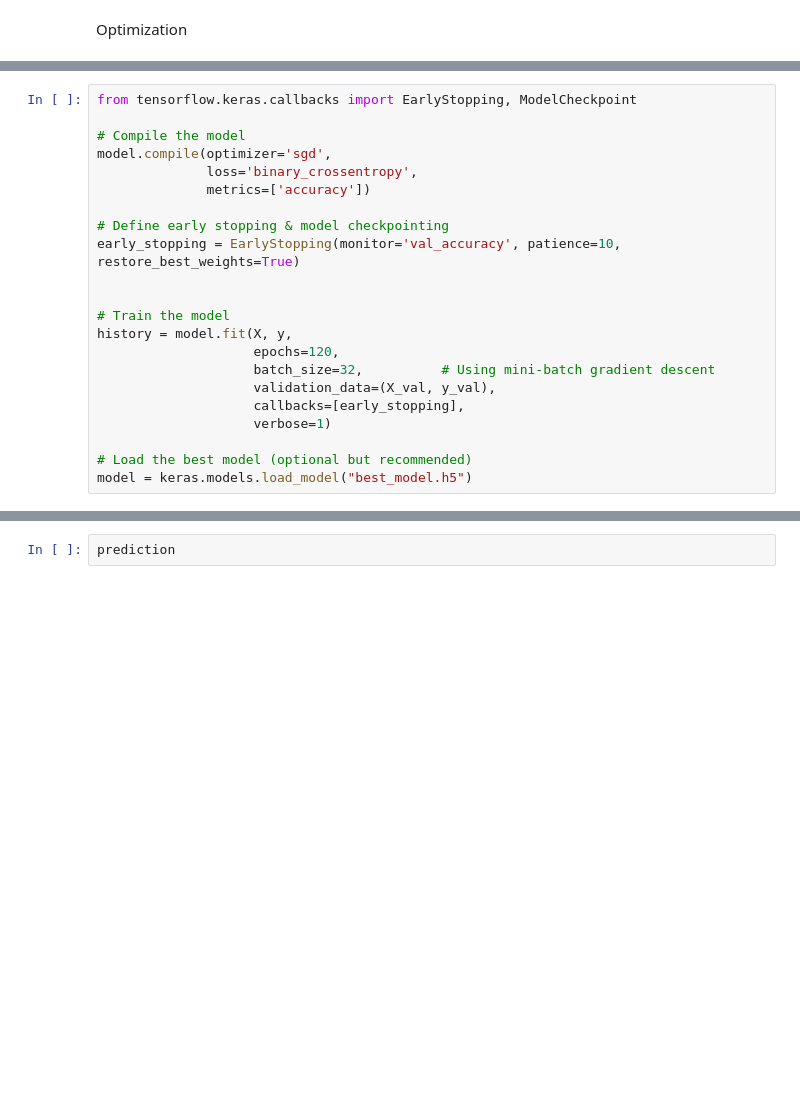
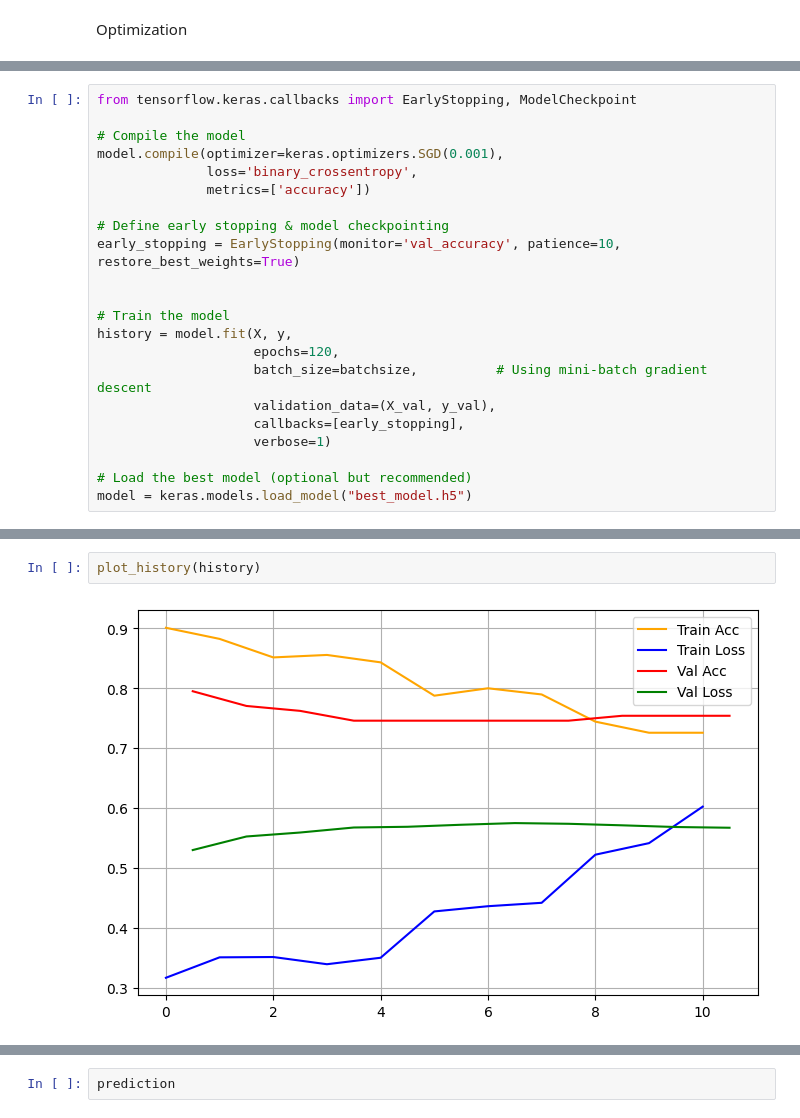
Before and after one commit to Joizra/Multilayer-Perceptron, a Jupyter notebook: A_1.ipynb, the cells around one changed output, grey strips where cells are left out. Drawn from its saved outputs; the diff is of its cells as text; blank space fills up the shorter version.

```diff
--- a/A_1.ipynb
+++ b/A_1.ipynb
@@ -492,7 +843,7 @@ Optimization
 from tensorflow.keras.callbacks import EarlyStopping, ModelCheckpoint
 
 # Compile the model
-model.compile(optimizer='sgd',
+model.compile(optimizer=keras.optimizers.SGD(0.001),
               loss='binary_crossentropy',
               metrics=['accuracy'])
 
@@ -503,7 +854,7 @@ early_stopping = EarlyStopping(monitor='val_accuracy', patience=10, restore_best
 # Train the model
 history = model.fit(X, y,
                     epochs=120,
-                    batch_size=32,          # Using mini-batch gradient descent
+                    batch_size=batchsize,          # Using mini-batch gradient descent
                     validation_data=(X_val, y_val),
                     callbacks=[early_stopping],
                     verbose=1)
@@ -531,3 +882,7 @@ Epoch 56/120
+# %%
+plot_history(history)
+# %% [output]
+[figure, added]
 # %%
 # Evaluate the model
 loss, accuracy = model.evaluate(X_val, y_val)
```
Also changed, not shown: parts of 11 cells of this notebook, 1 other file.
